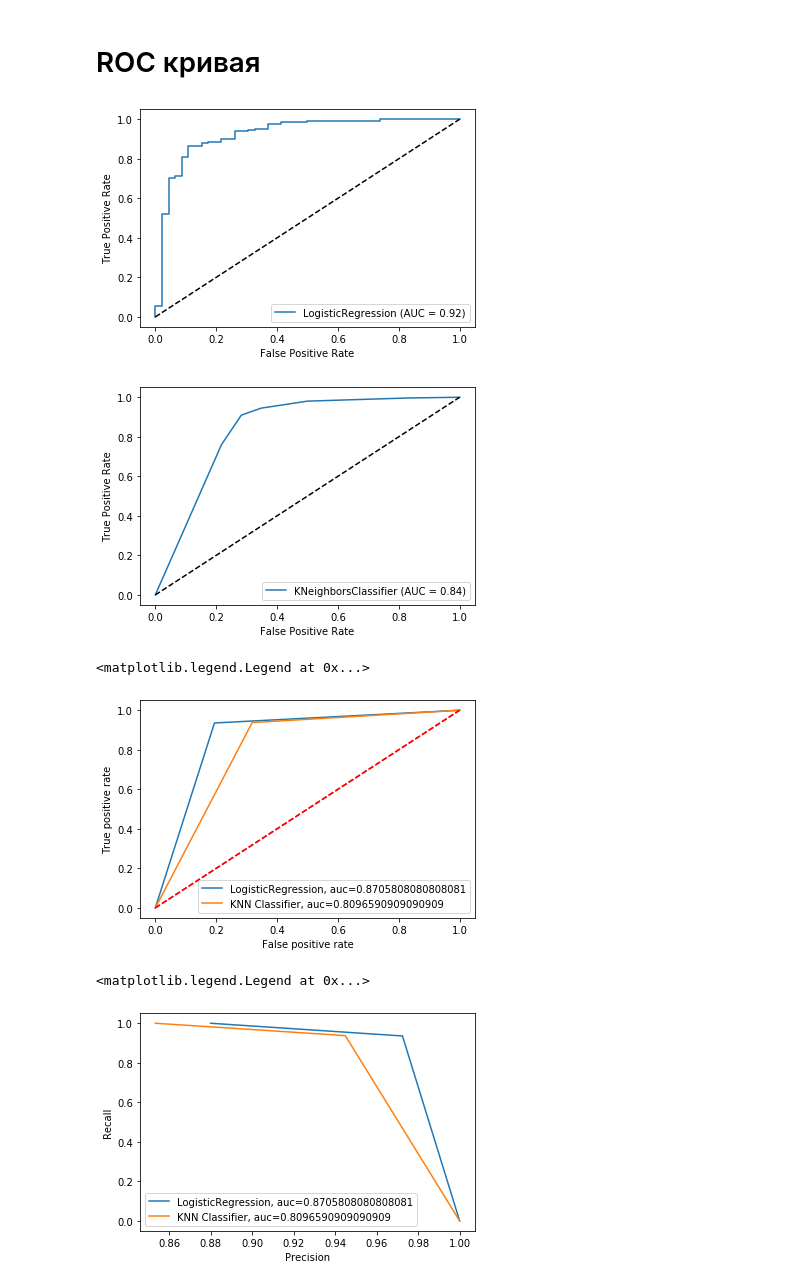
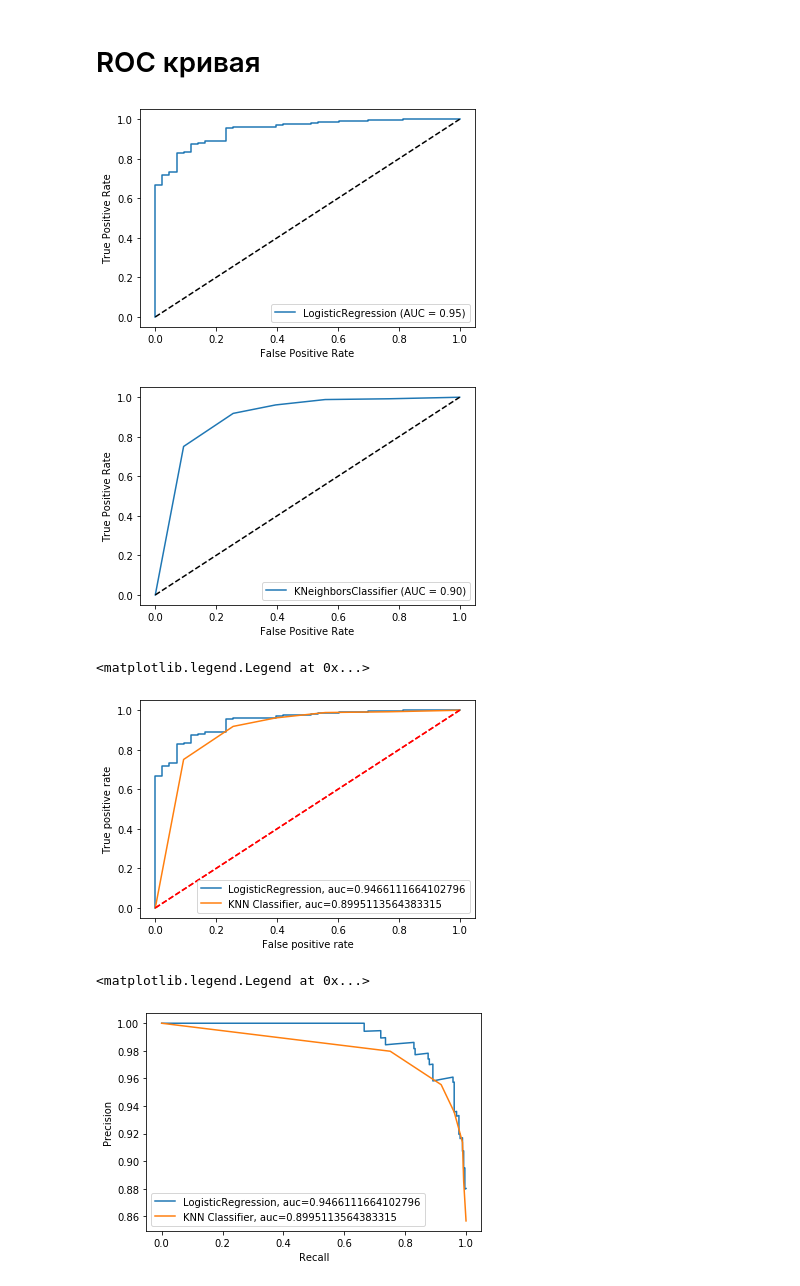
Before and after one commit to JacKira/ML_curse, a Jupyter notebook: Практика_Метрики_качества_классификации.ipynb, the cells around one changed output. Drawn from its saved outputs; the diff is of its cells as text; code cells hidden in the pictures.

```diff
--- a/Практика_Метрики_качества_классификации.ipynb
+++ b/Практика_Метрики_качества_классификации.ipynb
@@ -86,0 +85,4 @@ df['Y'] = y
+# %%
+df['Y'] = y
+X = pd.DataFrame(X, columns = ['x1', 'x2'])
+X["1"] = np.ones(len(X))
@@ -202,5 +220,6 @@ disp.ax_.set_xlim((0, 1));
 # %%
 disp = plot_precision_recall_curve(knn_clf, X_test, y_test)
+knn_y_proba = knn_clf.predict_proba(X_test)[:, 1]
 disp.ax_.set_ylim((0, 1.1))
 disp.ax_.set_xlim((0, 1));
 # %% [output]
@@ -213,20 +232,20 @@ from sklearn.metrics import plot_roc_curve
 disp = plot_roc_curve(logreg_clf, X_test, y_test)
 disp.ax_.plot([0, 1], [0, 1], 'k--');
 # %% [output]
-[figure, old version]
+[figure, new version]
 # %%
 disp = plot_roc_curve(knn_clf, X_test, y_test)
 disp.ax_.plot([0, 1], [0, 1], 'k--');
 # %% [output]
-[figure, old version]
+[figure, new version]
 # %%
 from sklearn import metrics
-fpr, tpr, thresh = metrics.roc_curve(logreg_y_pred, y_test)
-auc = metrics.roc_auc_score(logreg_y_pred, y_test)
+fpr, tpr, thresh = metrics.roc_curve(y_test, logreg_y_proba)
+auc = metrics.roc_auc_score(y_test, logreg_y_proba)
 plt.plot(fpr,tpr,label="LogisticRegression, auc="+str(auc))
 
-fpr, tpr, thresh = metrics.roc_curve(knn_y_pred, y_test)
-auc = metrics.roc_auc_score(knn_y_pred, y_test)
+fpr, tpr, thresh = metrics.roc_curve(y_test, knn_y_proba)
+auc = metrics.roc_auc_score(y_test, knn_y_proba)
 plt.plot(fpr,tpr,label="KNN Classifier, auc="+str(auc))
 plt.xlabel("False positive rate")
 plt.ylabel("True positive rate")
@@ -234,20 +253,20 @@ plt.plot([[0,0], [1,1]], color = 'red', linestyle = '--')
 plt.legend(loc=0)
 # %% [output]
 <matplotlib.legend.Legend at 0x...>
-[figure, old version]
+[figure, new version]
 # %%
 #p, r = metrics.precision_recall_curve()
-fpr, tpr, thresh = metrics.precision_recall_curve(logreg_y_pred, y_test)
-auc = metrics.roc_auc_score(logreg_y_pred, y_test)
-plt.plot(fpr,tpr,label="LogisticRegression, auc="+str(auc))
+pr, r, thresh_log = metrics.precision_recall_curve(y_test, logreg_y_proba)
+auc = metrics.roc_auc_score(y_test, logreg_y_proba)
+plt.plot(r, pr,label="LogisticRegression, auc="+str(auc))
 
-fpr, tpr, thresh = metrics.precision_recall_curve(knn_y_pred, y_test)
-auc = metrics.roc_auc_score(knn_y_pred, y_test)
-plt.plot(fpr,tpr,label="KNN Classifier, auc="+str(auc))
-plt.xlabel("Precision")
-plt.ylabel("Recall")
+pr, r, thresh_knn = metrics.precision_recall_curve(y_test, knn_y_proba)
+auc = metrics.roc_auc_score(y_test, knn_y_proba)
+plt.plot(r, pr,label="KNN Classifier, auc="+str(auc))
+plt.ylabel("Precision")
+plt.xlabel("Recall")
 
 plt.legend(loc=0)
 # %% [output]
 <matplotlib.legend.Legend at 0x...>
-[figure, old version]
+[figure, new version]
```
Also changed, not shown: parts of 10 cells of this notebook, 2 other files.
